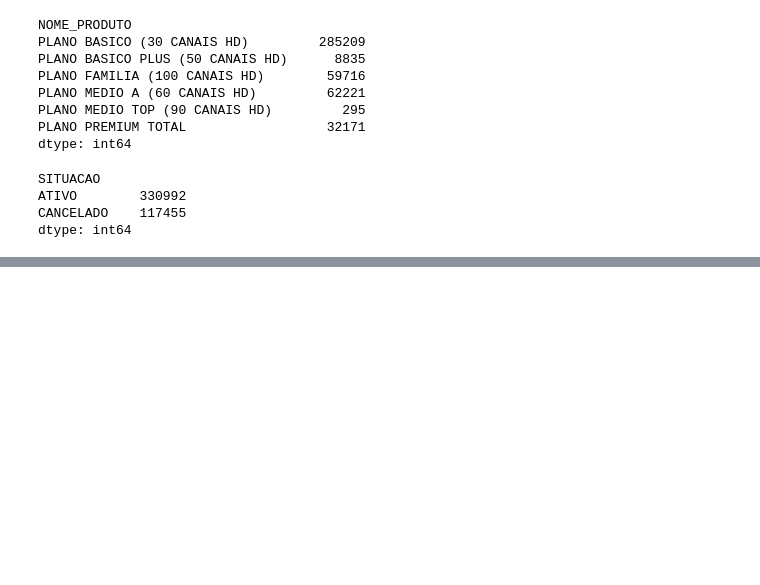
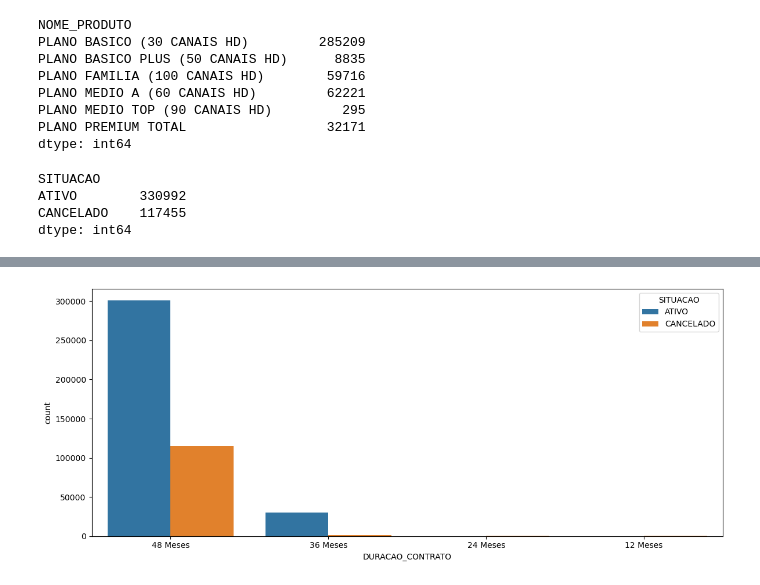
Before and after one commit to MigueHMC/ML_Prevision, a Jupyter notebook: project.ipynb, the cells around one changed output, grey strips where cells are left out. Saved outputs shown, nothing was run; the diff lists cells and outputs as text; code cells hidden in the pictures; blank space fills up the shorter version.

```diff
--- a/project.ipynb
+++ b/project.ipynb
@@ -162,0 +172,9 @@ dtype: int64
+# %%
+# Analisando o gráfico da variavel DURACAO_CONTRATO comparadas a variável ALVO
+#Podemos constatar na analise que não há discrepancias nestas variaveis
+plt.rcParams["figure.figsize"] = [12.00, 5.00]
+plt.rcParams["figure.autolayout"] = True
+sns.countplot(data = df_original, x = "DURACAO_CONTRATO", hue = "SITUACAO")
+plt.show()
+# %% [output]
+[figure, added]
```
Also changed, not shown: parts of 3 cells of this notebook.
